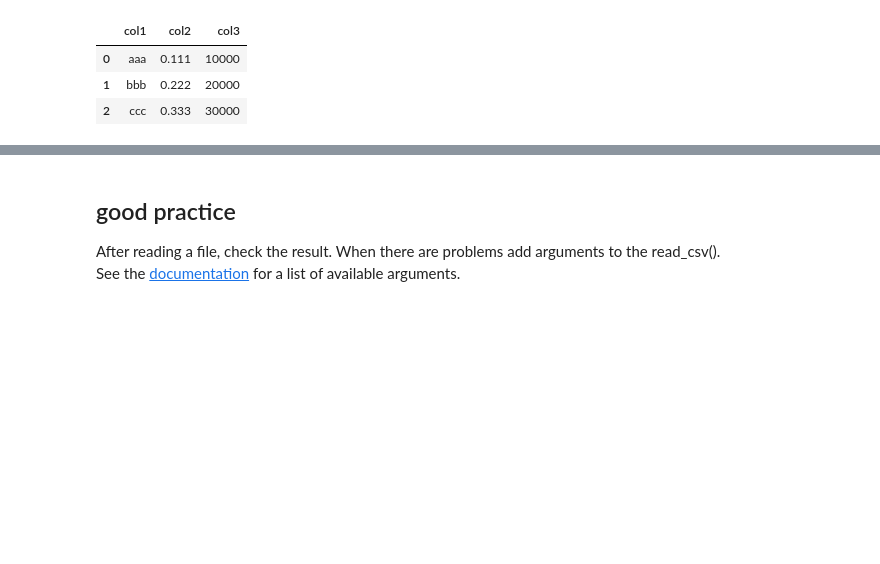
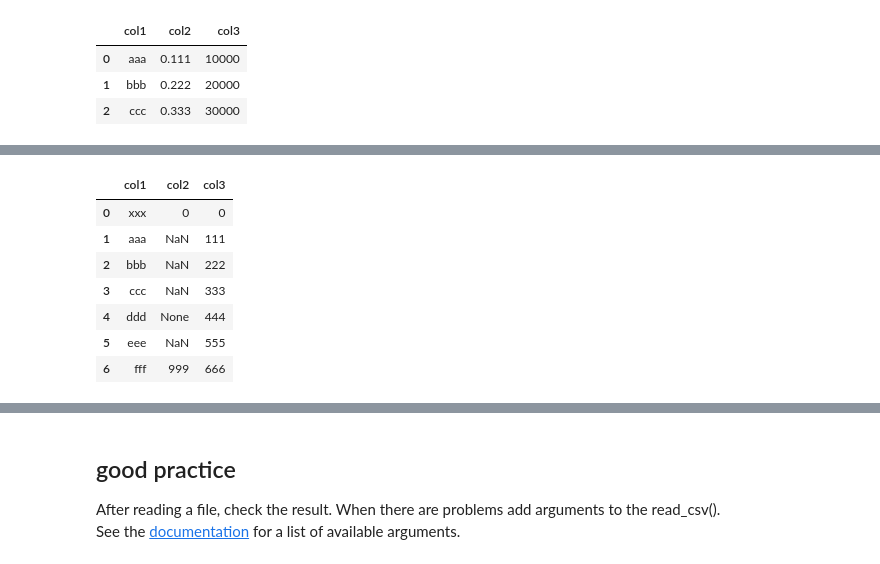
Before and after one commit to vilkoos/transformation_cookbook, a Jupyter notebook: cookbook/110_read_data_from_file.ipynb, the cells around one changed output, grey strips where cells are left out. Cells and saved outputs as stored; diff of their text form; code cells hidden in the pictures; blank space fills up the shorter version.

```diff
--- a/cookbook/110_read_data_from_file.ipynb
+++ b/cookbook/110_read_data_from_file.ipynb
@@ -123,0 +161,12 @@ dat2
+# %%
+nans = pd.read_csv('./dat/nans.csv')
+nans
+# %% [output]
+|  | col1 | col2 | col3 |
+| 0 | xxx | 0 | 0 |
+| 1 | aaa | NaN | 111 |
+| 2 | bbb | NaN | 222 |
+| 3 | ccc | NaN | 333 |
+| 4 | ddd | None | 444 |
+| 5 | eee | NaN | 555 |
+| 6 | fff | 999 | 666 |
```
Also changed, not shown: parts of 10 cells of this notebook.
